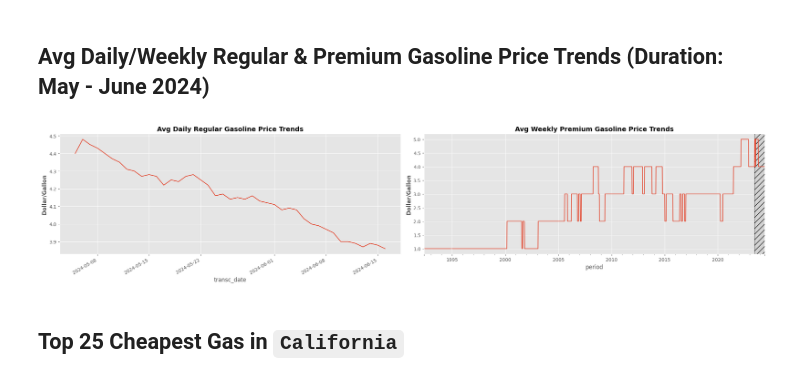
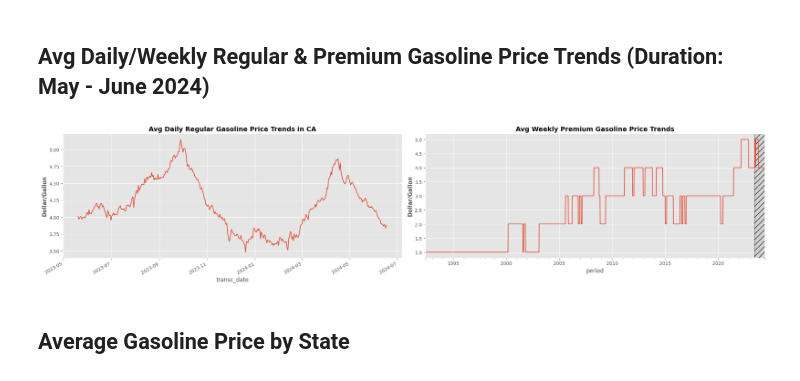
Before and after one commit to OdinProjectI/GasolinePricesAnalysis, a Jupyter notebook: GasolinePricingTaxandConsumption.ipynb, the cells around one changed output. Saved outputs shown, nothing was run; the diff lists cells and outputs as text; code cells hidden in the pictures.

Commit message:
Add initial EDA: Avg gasoline price by PADD District, State, and compare gasoline prices by the following state(CA, PA, HI, WA, TX)

```diff
--- a/GasolinePricingTaxandConsumption.ipynb
+++ b/GasolinePricingTaxandConsumption.ipynb
@@ -59,0 +140,14 @@ plt.tight_layout()
+# %%
+query: str = """
+SELECT
+    l.gas_station AS `gas_station_name`,
+    l.price,
+    l.timestamp AS `postedtime`,
+    l.state,
+    l.latitude,
+    l.longitude,
+    CONCAT( l.address, ', ', l.city, ', ',  l.state, ', ', l.zip_code  ) AS `store_address`
+FROM legacy_gasoline_pricing l
+"""
+legacy_pricing: ODINSpark = ODINSpark(app_name='ODIN Legacy Pricing').exec_odin_mysql_query(query=query)
+legacy_pricing.show(5)
@@ -72,10 +212,17 @@ SELECT
 FROM gasoline_pricing g
 """
 gasoline_pricing: ODINSpark = ODINSpark(app_name="Current Gasoline Pricing").exec_odin_mysql_query(query=query)
-gasoline_pricing = gasoline_pricing.dropna(subset=['postedtime'] )
-gasoline_pricing = gasoline_pricing.withColumn('price', f.col('price') )
 
-gasoline_pricing.show(5)
+# Merged Legacy & Current Pricing Together
+merged_pricing: 'DataFrame' = gasoline_pricing.union(legacy_pricing)
+merged_pricing = merged_pricing.dropna(subset=['gas_station_name', 'latitude', 'longitude' ] )
+merged_pricing = merged_pricing.dropna(subset='postedtime')
+merged_pricing = merged_pricing.withColumn('price', convert_gasoline_price_to_decimal('price').cast('double').alias('price') )
+merged_pricing = merged_pricing.withColumn('transc_date', f.date_format('postedtime', 'yyyy-MM-dd').alias('transc_date') )
+merged_pricing = merged_pricing.withColumn('padd_district', mapped_padd_district('state').alias('padd_district') )
+merged_pricing = merged_pricing.withColumn('state', f.trim( f.when( f.length( f.trim('state').alias('state')) == 2, f.col('state')).otherwise("Invalid").alias('state')).alias('state')  )
+
+merged_pricing.show(5)
 # %% [output]
 DEBUG:odin_eia_db.engine.odin_spark:
 
@@ -136,7 +266,7 @@ root
 # %% [markdown]
 ## **Avg Gasoline Pricing (`EIA`)**
 # %%
-ca_df: 'CaliforniaPricing' = gasoline_pricing.filter(f.col('state') == 'CA' ).withColumn('before_tax',  f.round( (f.col('price') - (0.6698 + 0.184 )).alias('before_tax'), 2)  )
+ca_df: 'CaliforniaPricing' = merged_pricing.filter(f.col('state') == 'CA' ).withColumn('before_tax',  f.round( (f.col('price') - (0.6698 + 0.184 )).alias('before_tax'), 2)  )
 ca_df = ca_df.withColumn('transc_date', f.date_format('postedtime', 'yyyy-MM-dd' ) )
 ca_df = ca_df.withColumn('month_name', get_month_name(f.col('transc_date')) )
 ca_df = ca_df.dropna(subset='transc_date')
@@ -150,6 +280,7 @@ daily_pricing_df['before_tax'] = daily_pricing_df['before_tax'].astype(float)
 
 premium_gasoline_ca: 'DataFrame' = odin_eia.get_conventional_premium_gasoline(state_name='california')
 premium_gasoline_ca['period'] = pd.to_datetime(premium_gasoline_ca['period'] )
+premium_gasoline_ca = premium_gasoline_ca.rename({'value': 'avg_price'}, axis=1)
 
 ca_df.show(5)
 # %% [output]
@@ -210,23 +342,23 @@ plt.tight_layout()
 # %% [markdown]
 ## **Avg Daily/Weekly Regular & Premium Gasoline Price Trends (Duration: May - June 2024)**
 # %%
-# avg_gasoline_price: 'DataFrame' = pd.DataFrame([ item.asDict() for item in ca_df.groupBy('transc_date').agg(f.round(f.avg('price'), 2).alias('avg_price') ).collect() ])
-# avg_gasoline_price['transc_date'] = pd.to_datetime(avg_gasoline_price['transc_date'] )
+avg_gasoline_price: 'DataFrame' = pd.DataFrame([ item.asDict() for item in ca_df.groupBy('transc_date').agg(f.round(f.avg('price'), 2).alias('avg_price') ).collect() ])
+avg_gasoline_price['transc_date'] = pd.to_datetime(avg_gasoline_price['transc_date'] )
 
 fig = plt.figure(figsize=(22,5))
 ax = fig.add_subplot(1,2,1)
 avg_gasoline_price.set_index('transc_date')['avg_price'].plot(ax=ax)
 ax.set_ylabel("Dollar/Gallon", fontweight='bold')
-ax.set_title("Avg Daily Regular Gasoline Price Trends", fontweight='bold', fontsize=14)
+ax.set_title("Avg Daily Regular Gasoline Price Trends in CA", fontweight='bold', fontsize=14)
 
 ax = fig.add_subplot(1,2,2)
 premium_gasoline_ca.set_index('period')['avg_price'].sort_index().plot(ax=ax)
 ax.set_ylabel("Dollar/Gallon", fontweight='bold')
 ax.set_title("Avg Weekly Premium Gasoline Price Trends", fontweight='bold', fontsize=14)
 ax.axvspan(xmin=2789 , xmax=2840, ec='k', fc='lightgray', hatch='//')
 
 plt.tight_layout()
 # %% [output]
-[figure, old version]
+[figure, new version]
 # %% [markdown]
-## **Top 25 Cheapest Gas in `California`**
+## **Average Gasoline Price by State**
```
Also changed, not shown: parts of 21 cells of this notebook.
